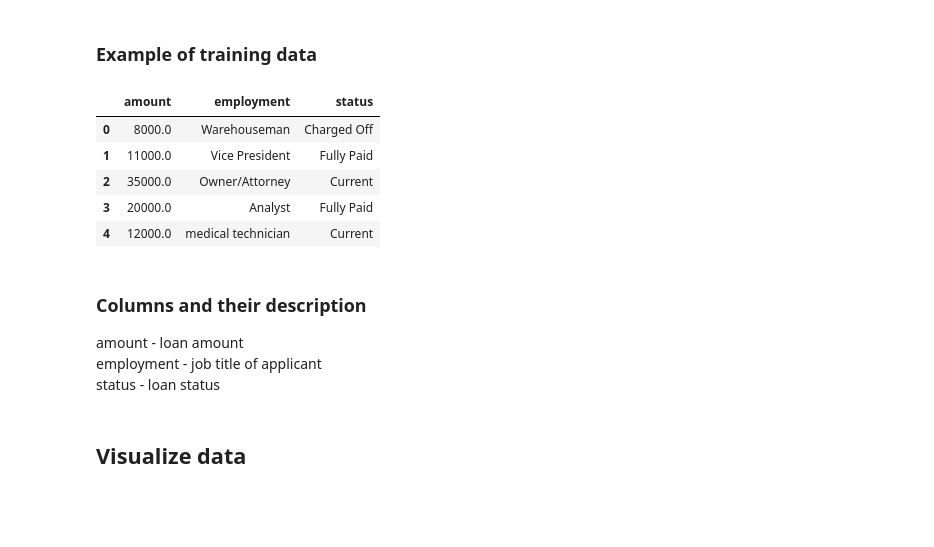
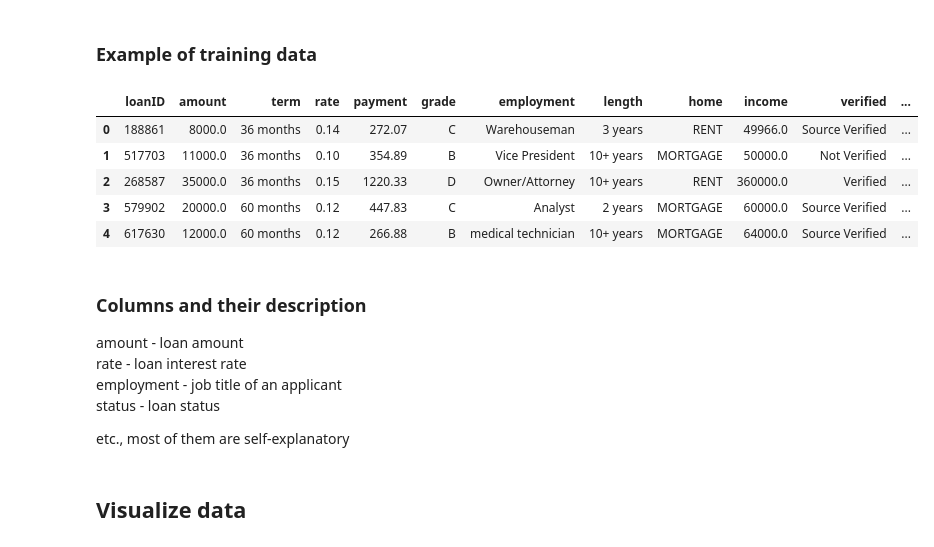
Before and after one commit to akhuntsaria/loan-default-prediction, a Jupyter notebook: main.ipynb, the cells around one changed output. Cells and saved outputs as stored; diff of their text form; code cells hidden in the pictures; blank space fills up the shorter version.

```diff
--- a/main.ipynb
+++ b/main.ipynb
@@ -14,7 +14,8 @@ from sklearn.metrics import classification_report
 # %% [markdown]
 ## Load data
 # %%
-loan_data_frame = pd.read_csv('data.csv', usecols=['amount', 'employment', 'status']) # pandas.DataFrame
+# pandas.DataFrame
+loan_data_frame = pd.read_csv('data.csv')
 # %% [markdown]
 ### Count of rows
 # %%
@@ -24,19 +25,23 @@ len(loan_data_frame)
 # %% [markdown]
 ### Example of training data
 # %%
+pd.set_option('display.max_columns', None)
 loan_data_frame.head(5)
 # %% [output]
-|  | amount | employment | status |
-| 0 | 8000.0 | Warehouseman | Charged Off |
-| 1 | 11000.0 | Vice President | Fully Paid |
-| 2 | 35000.0 | Owner/Attorney | Current |
-| 3 | 20000.0 | Analyst | Fully Paid |
-| 4 | 12000.0 | medical technician | Current |
+|  | loanID | amount | term | rate | payment | grade | employment | length | home | income | verified | ... |
+| 0 | 188861 | 8000.0 | 36 months | 0.14 | 272.07 | C | Warehouseman | 3 years | RENT | 49966.0 | Source Verified | ... |
+| 1 | 517703 | 11000.0 | 36 months | 0.10 | 354.89 | B | Vice President | 10+ years | MORTGAGE | 50000.0 | Not Verified | ... |
+| 2 | 268587 | 35000.0 | 36 months | 0.15 | 1220.33 | D | Owner/Attorney | 10+ years | RENT | 360000.0 | Verified | ... |
+| 3 | 579902 | 20000.0 | 60 months | 0.12 | 447.83 | C | Analyst | 2 years | MORTGAGE | 60000.0 | Source Verified | ... |
+| 4 | 617630 | 12000.0 | 60 months | 0.12 | 266.88 | B | medical technician | 10+ years | MORTGAGE | 64000.0 | Source Verified | ... |
 # %% [markdown]
 ### Columns and their description
 amount - loan amount
-employment - job title of applicant
+rate - loan interest rate
+employment - job title of an applicant
 status - loan status
+
+etc., most of them are self-explanatory
 # %% [markdown]
 ## Visualize data
 # %%
```
Also changed, not shown: parts of 18 cells of this notebook.
